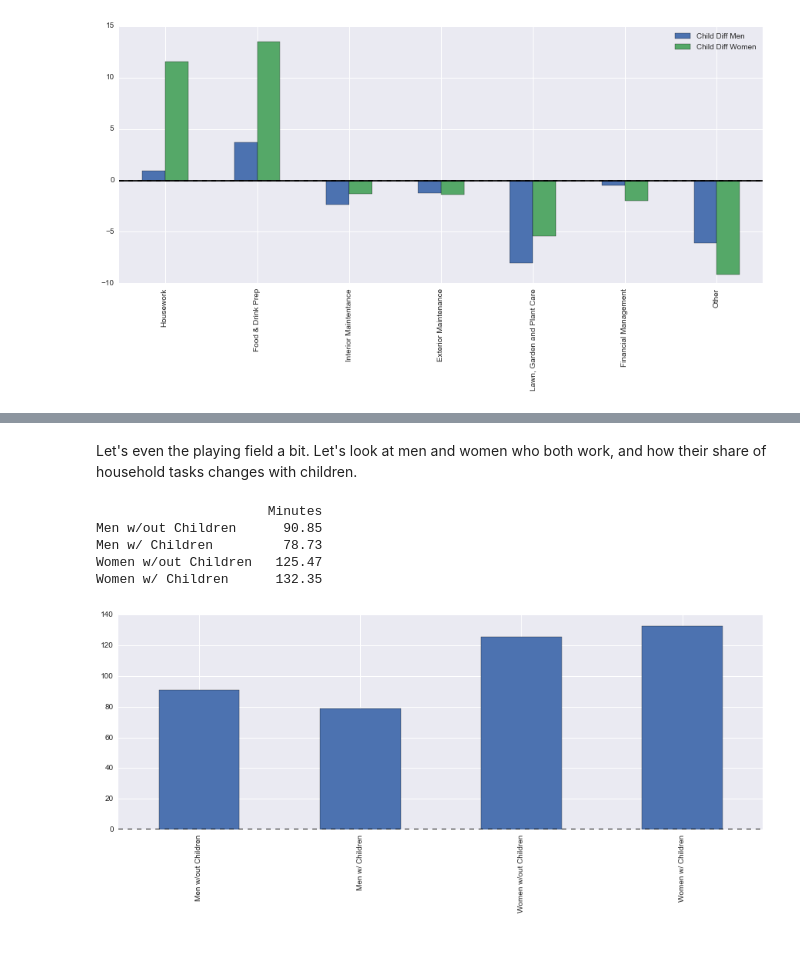
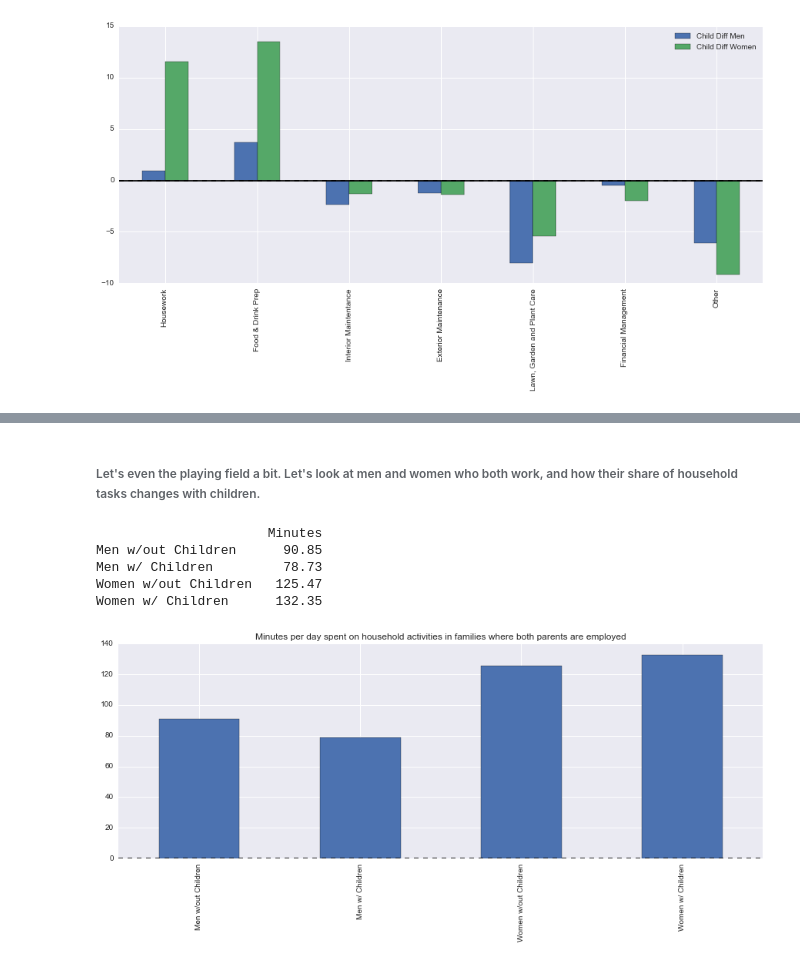
Before and after one commit to tiyd-python-2015-01/atus-analysis, a Jupyter notebook: ATUS_Analysis.ipynb, the cells around one changed output, grey strips where cells are left out. Cells and saved outputs as stored; diff of their text form; code cells hidden in the pictures.

```diff
--- a/ATUS_Analysis.ipynb
+++ b/ATUS_Analysis.ipynb
@@ -170,5 +210,5 @@ plt.show()
 # %% [markdown]
-Let's even the playing field a bit.  Let's look at men and women who both work, and how their share of household tasks changes with children.
+###### Let's even the playing field a bit.  Let's look at men and women who both work, and how their share of household tasks changes with children.
 # %%
 working_male = summary[adults_crit & no_children_crit & men_crit & has_job & partner_has_job]
 working_male_kids = summary[adults_crit & ~no_children_crit & men_crit & has_job & partner_has_job]
@@ -192,16 +232,17 @@ total_working_housework = pd.Series([wm_all_household, wmk_all_household, wf_all
 # %%
 total_working_housework.plot(kind="bar", figsize=(15,5))
 total_working_df = pd.DataFrame(total_working_housework)
 total_working_df.columns = ["Minutes"]
 print(total_working_df)
+plt.title("Minutes per day spent on household activities in families where both parents are employed")
 plt.show()
 # %% [output]
                       Minutes
 Men w/out Children      90.85
 Men w/ Children         78.73
 Women w/out Children   125.47
 Women w/ Children      132.35
-[figure, old version]
+[figure, new version]
 # %%
 mwc = pd.Series(mwc_house, index=labels)
 mnc = pd.Series(mnc_house, index=labels)
```
Also changed, not shown: parts of 18 cells of this notebook.
